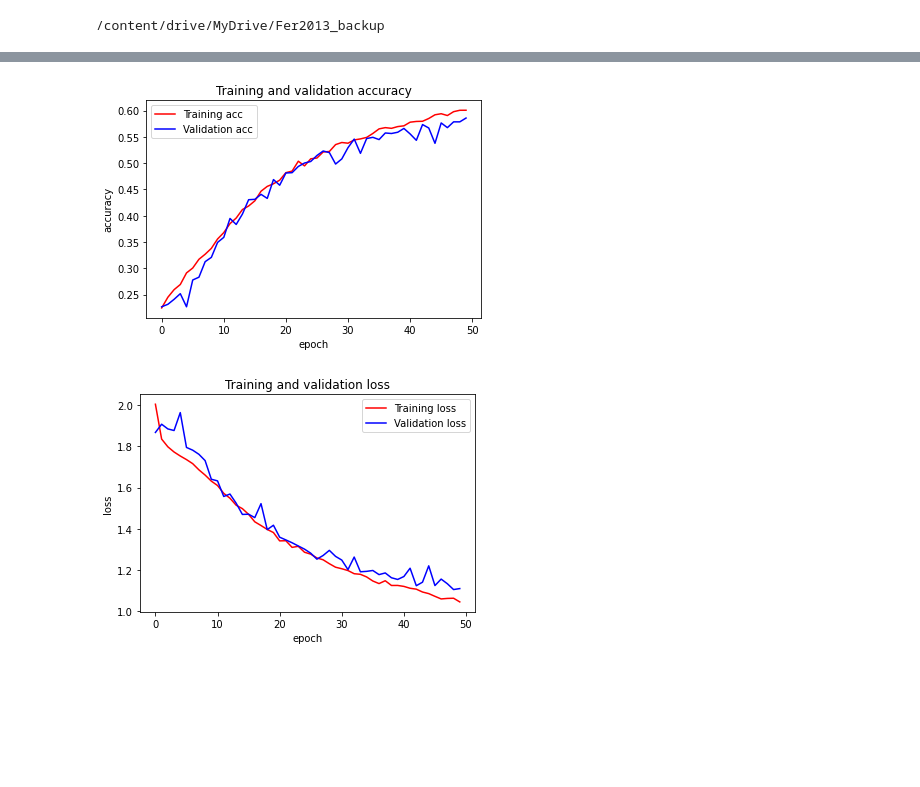
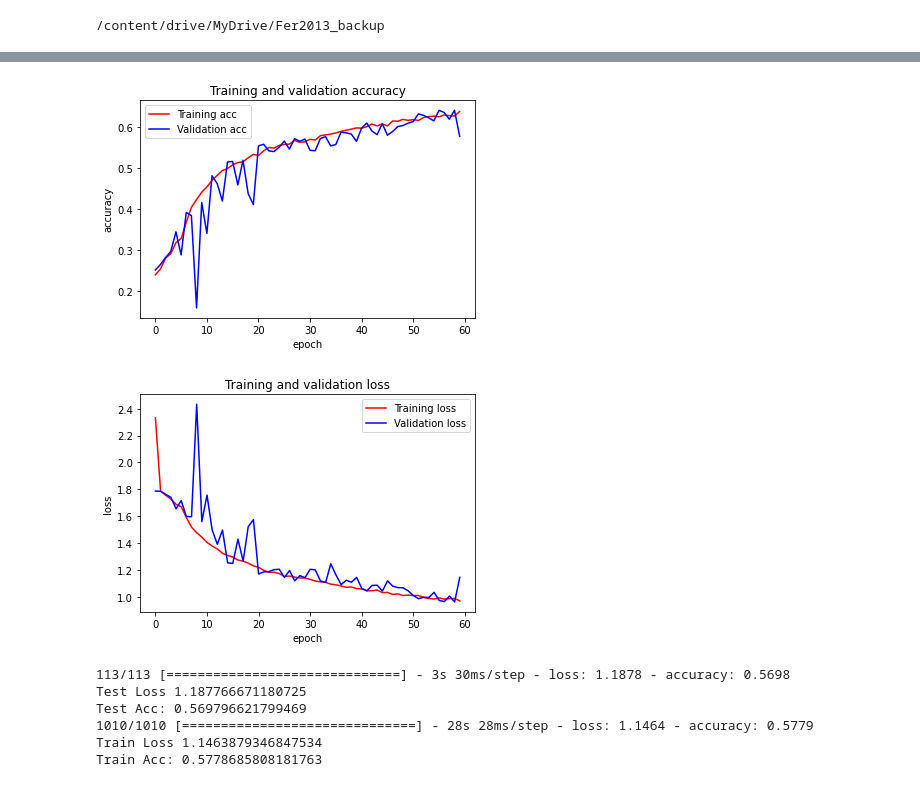
Before and after one commit to senapahlevi/FER2013_Resnet50_WeightNone, a Jupyter notebook: scratch/FER2013_Resnet50_weightnone_scratch.ipynb, the cells around one changed output, grey strips where cells are left out. Saved outputs shown, nothing was run; the diff lists cells and outputs as text; code cells hidden in the pictures; blank space fills up the shorter version.

Commit message:
adam_LR=0.001_BS:64_epochs60_resnet50_Aug:rr,sr,ws,hs,zr,hf

```diff
--- a/scratch/FER2013_Resnet50_weightnone_scratch.ipynb
+++ b/scratch/FER2013_Resnet50_weightnone_scratch.ipynb
@@ -263,6 +339,6 @@ num_classes = 7
 
 from keras.optimizers import Adam, SGD
 model = ResNet50(input_shape = (48, 48, 1), classes = 7)
-optimizer = Adam(learning_rate=0.00001, beta_1=0.9, beta_2=0.999, epsilon=1e-7)
+optimizer = Adam(learning_rate=0.001)
 model.compile(optimizer= optimizer, loss='sparse_categorical_crossentropy', metrics=['accuracy'])
 # %%
@@ -275,7 +351,7 @@ except:
 # %%
-file_name = 'Best_Model_resnet50Scracth_tipe9.h5'
+"""file_name = 'Best_Model_resnet50oriScracth_aug_tipe2.h5'
 
-checkpoint_path = os.path.join('checkpoint',file_name)
+checkpoint_path = os.path.join('checkpoint',file_name)"""
 # %%
 call_back = tf.keras.callbacks.ModelCheckpoint(filepath = checkpoint_path,
                                                monitor='val_accuracy',
@@ -305,7 +381,7 @@ Trainable params: 10,620,071
 Non-trainable params: 26,512
 __________________________________________________________________________________________________
 # %%
-history = model.fit(data_generator.flow(xtrain, ytrain,),
+"""history = model.fit(data_generator.flow(xtrain, ytrain,),
                         steps_per_epoch=len(xtrain) / batch_size,
                         epochs=num_epochs, verbose=1,callbacks=call_back,
-                        validation_data= (xtest,ytest))
+                        validation_data= (xtest,ytest))"""
@@ -333,0 +388,7 @@ Epoch 00050: val_accuracy did not improve from 0.44135
+# %%
+history = model.fit(
+    data_generator.flow(xtrain, ytrain,),
+    steps_per_epoch=len(xtrain) / batch_size,
+    epochs=num_epochs,
+    verbose=1,
+    validation_data= (x_val,y_val))
@@ -334,26 +413,42 @@ Epoch 00050: val_accuracy did not improve from 0.44135
 # %%
 import matplotlib.pyplot as plt
 
-#gffhgffkjkjdshufdf
+model.save('/content/drive/MyDrive/Fer2013_backup/checkpoint/Best_Model_resnet50AUGScracthadam2.h5')
+
+#gffhgffkjkjdshufdfh
 accuracy = history.history['accuracy']
 val_accuracy = history.history['val_accuracy']
 loss = history.history['loss']
 val_loss = history.history['val_loss']
 num_epochs = range(len(accuracy))
 plt.plot(num_epochs, accuracy, 'r', label='Training acc')
 plt.plot(num_epochs, val_accuracy, 'b', label='Validation acc')
 plt.title('Training and validation accuracy')
 plt.ylabel('accuracy')
 plt.xlabel('epoch')
 plt.legend()
 plt.figure()
 plt.plot(num_epochs, loss, 'r', label='Training loss')
 plt.plot(num_epochs, val_loss, 'b', label='Validation loss')
 plt.title('Training and validation loss')
 plt.ylabel('loss')
 plt.xlabel('epoch')
 plt.legend()
 plt.show()
 # %% [output]
-[figure, old version]
+[figure, new version]
-[figure, old version]
+[figure, new version]
+# %%
+testloss = model.evaluate(xtest, ytest)
+print("Test Loss " + str(testloss[0]))
+print("Test Acc: " + str(testloss[1]))
+trainloss = model.evaluate(xtrain, ytrain)
+print("Train Loss " + str(trainloss[0]))
+print("Train Acc: " + str(trainloss[1]))
+# %% [output]
+113/113 [==============================] - 3s 30ms/step - loss: 1.1878 - accuracy: 0.5698
+Test Loss 1.187766671180725
+Test Acc: 0.569796621799469
+1010/1010 [==============================] - 28s 28ms/step - loss: 1.1464 - accuracy: 0.5779
+Train Loss 1.1463879346847534
+Train Acc: 0.5778685808181763
```
Also changed, not shown: parts of 13 cells of this notebook.
